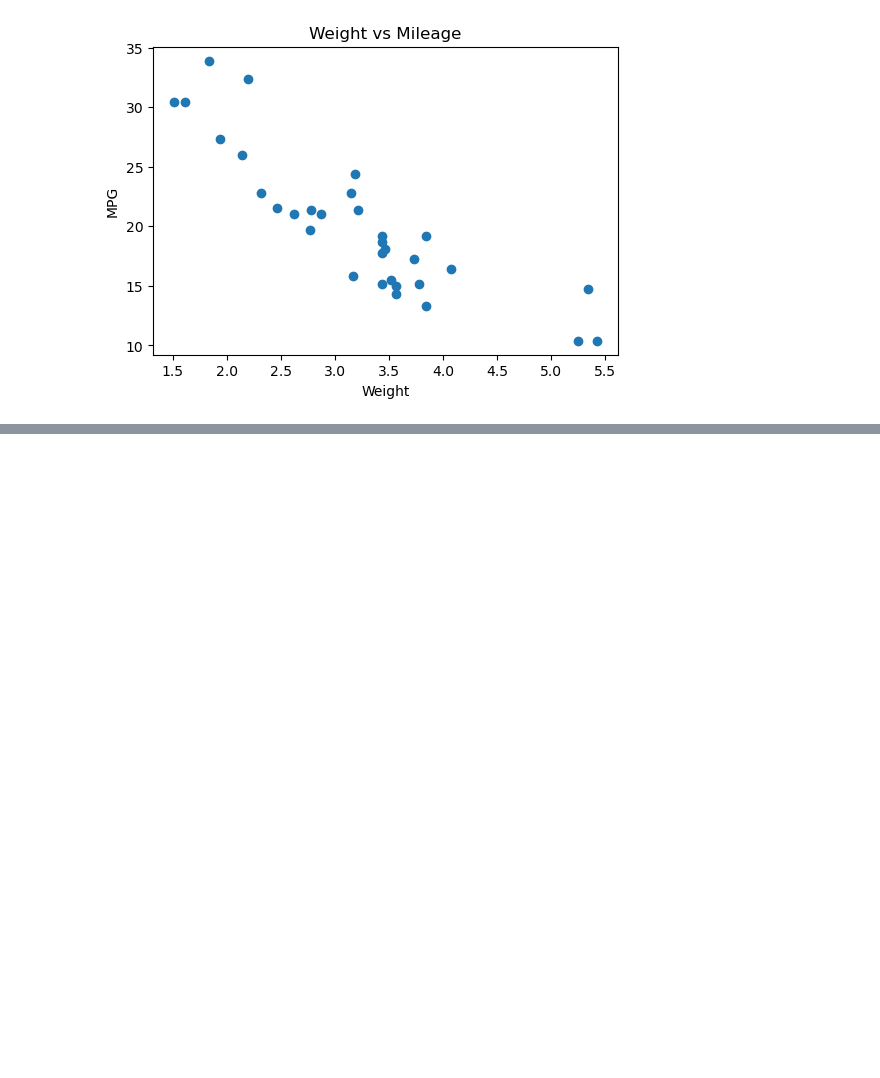
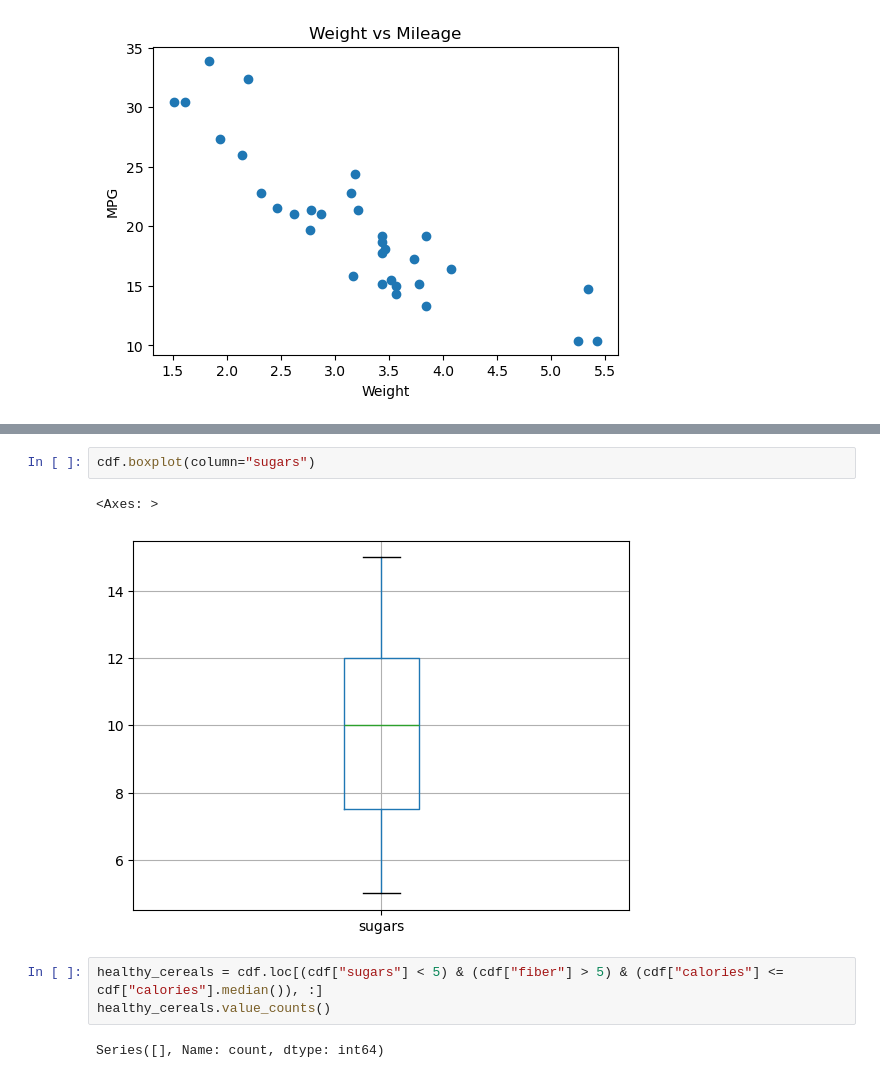
Before and after one commit to jishnusamal/data-visualization-lab, a Jupyter notebook: Lab-6/Lab-6.ipynb, the cells around one changed output, grey strips where cells are left out. Cells and saved outputs as stored; diff of their text form; blank space fills up the shorter version.

```diff
--- a/Lab-6/Lab-6.ipynb
+++ b/Lab-6/Lab-6.ipynb
@@ -58,0 +84,10 @@ sns.boxplot(data=mtdf, x="am", y="mpg")
+# %%
+cdf.boxplot(column="sugars")
+# %% [output]
+<Axes: >
+[figure, added]
+# %%
+healthy_cereals = cdf.loc[(cdf["sugars"] < 5) & (cdf["fiber"] > 5) & (cdf["calories"] <= cdf["calories"].median()), :]
+healthy_cereals.value_counts()
+# %% [output]
+Series([], Name: count, dtype: int64)
```
Also changed, not shown: parts of 8 cells of this notebook, 15 other files.
